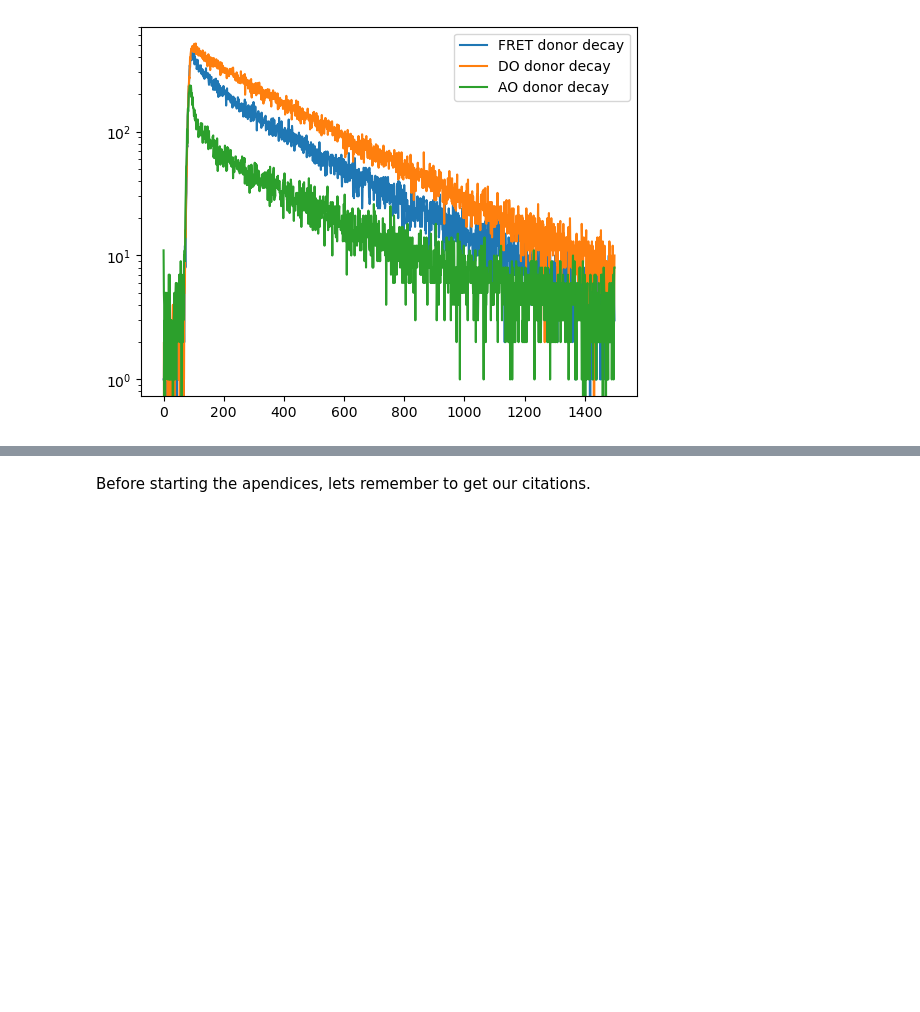
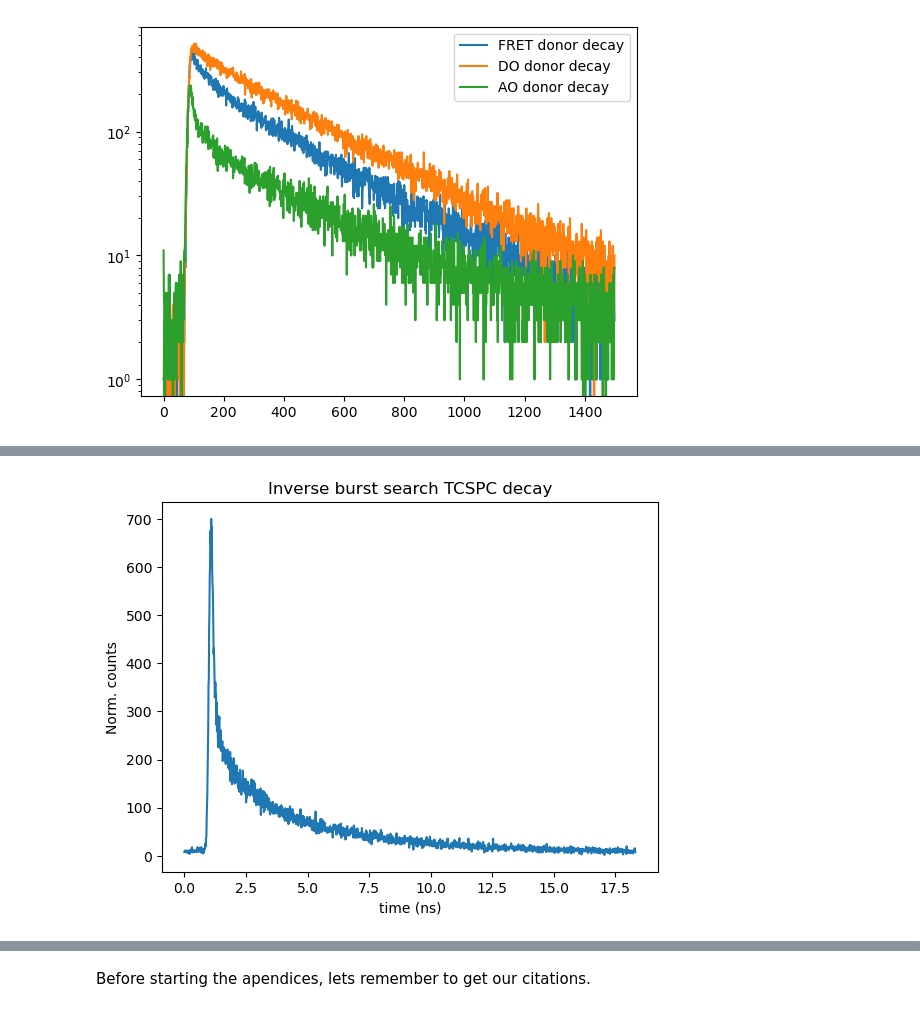
Before and after one commit to OpenSMFS/smfBursts, a Jupyter notebook: docs/source/notebooks/BurstsTutorial.ipynb, the cells around one changed output, grey strips where cells are left out. Saved outputs shown, nothing was run; the diff lists cells and outputs as text; code cells hidden in the pictures; blank space fills up the shorter version.

```diff
--- a/docs/source/notebooks/BurstsTutorial.ipynb
+++ b/docs/source/notebooks/BurstsTutorial.ipynb
@@ -1257,0 +1412,19 @@ for ex in range(2):
+# %%
+# define permisive burst search
+burst_lowF = smf.Param(smf.Bursts, m=10, F=1.1, bg=bg60,
+                       stream=smf.PhSel('0ex0em'))
+
+# define inverted burst search
+region_bg = smf.Param(smf.BurstOvlp, bases=burst_lowF, truthtable='inv')
+
+# get nanotime histogram
+irf_col = smf.Column(region_bg, 'nanohist', smf.PhSel('0ex0em'))
+irf_bg = data.get_column(irf_col).sum(axis=0)
+
+# plot the recovered decay
+plt.plot(t*1e9, irf_bg)
+plt.ylabel('Norm. counts')
+plt.xlabel('time (ns)')
+plt.title('Inverse burst search TCSPC decay');
+# %% [output]
+[figure, added]
```
Also changed, not shown: parts of 29 cells of this notebook, 32 other files.
